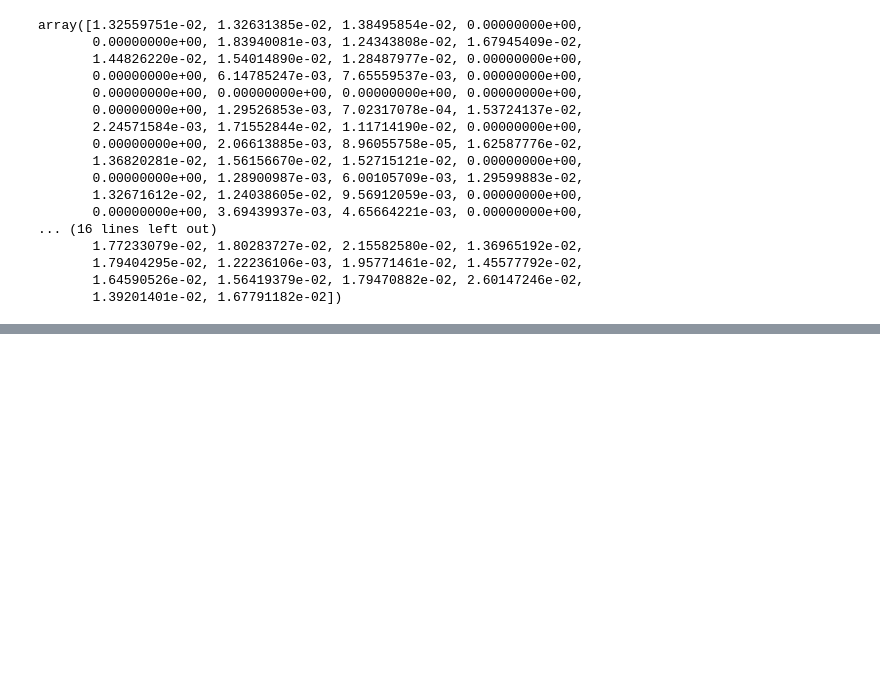
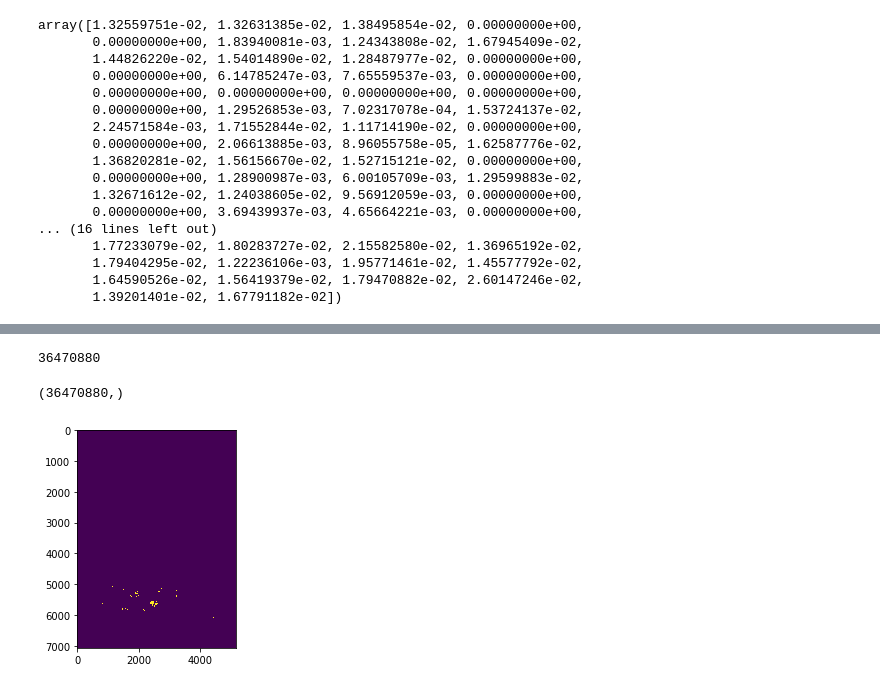
Before and after one commit to wvsharber/EV_tree_challenge, a Jupyter notebook: notebooks/exploratory/Modeling_notebook.ipynb, the cells around one changed output, grey strips where cells are left out. Saved outputs shown, nothing was run; the diff lists cells and outputs as text; code cells hidden in the pictures; blank space fills up the shorter version.

Commit message:
predict on eval data

```diff
--- a/notebooks/exploratory/Modeling_notebook.ipynb
+++ b/notebooks/exploratory/Modeling_notebook.ipynb
@@ -247,0 +317,6 @@ with open("RFM.pkl", 'wb') as out:
+# %%
+with open("RFM.pkl", 'rb') as model:
+    RFM = pickle.load(model)
+# %%
+with open("../../data/eval_dataframe.pkl", 'rb') as inbound:
+    df_eval = pickle.load(inbound)
@@ -247,0 +329,17 @@ with open("RFM.pkl", 'wb') as out:
+# %%
+first_row = 0
+last_row = int(first_row + len(df_eval)/1000)
+eval_preds = np.array([])
+while (last_row <= len(df_eval)) and (first_row != last_row):
+    print(f"First Row: {first_row}, Last Row: {last_row}")
+    df_chunk = df_eval.iloc[first_row:last_row, :]
+    preds_chunk = RFM.predict(df_chunk)
+    eval_preds = np.concatenate((eval_preds, preds_chunk), axis = 0)
+    first_row = last_row
+    if len(df_eval) - last_row < len(df_eval)/1000:
+        df_chunk = df_eval.iloc[first_row:, :]
+        preds_chunk = RFM.predict(df_chunk)
+        eval_preds = np.concatenate((eval_preds, preds_chunk), axis = 0)
+        break
+    else:
+        last_row = int(first_row + len(df_eval)/1000)
@@ -247,0 +364,16 @@ with open("RFM.pkl", 'wb') as out:
+# %%
+len(df_eval)
+# %% [output]
+36470880
+# %%
+eval_preds.shape
+# %% [output]
+(36470880,)
+# %%
+segmented = eval_preds.reshape(mask_shape)
+# %%
+from matplotlib import pyplot as plt
+plt.imshow(segmented, cmap ='viridis')
+plt.imsave('tree_predictions.png', segmented, cmap ='viridis')
+# %% [output]
+[figure, added]
```
Also changed, not shown: parts of 21 cells of this notebook, 5 other files.
